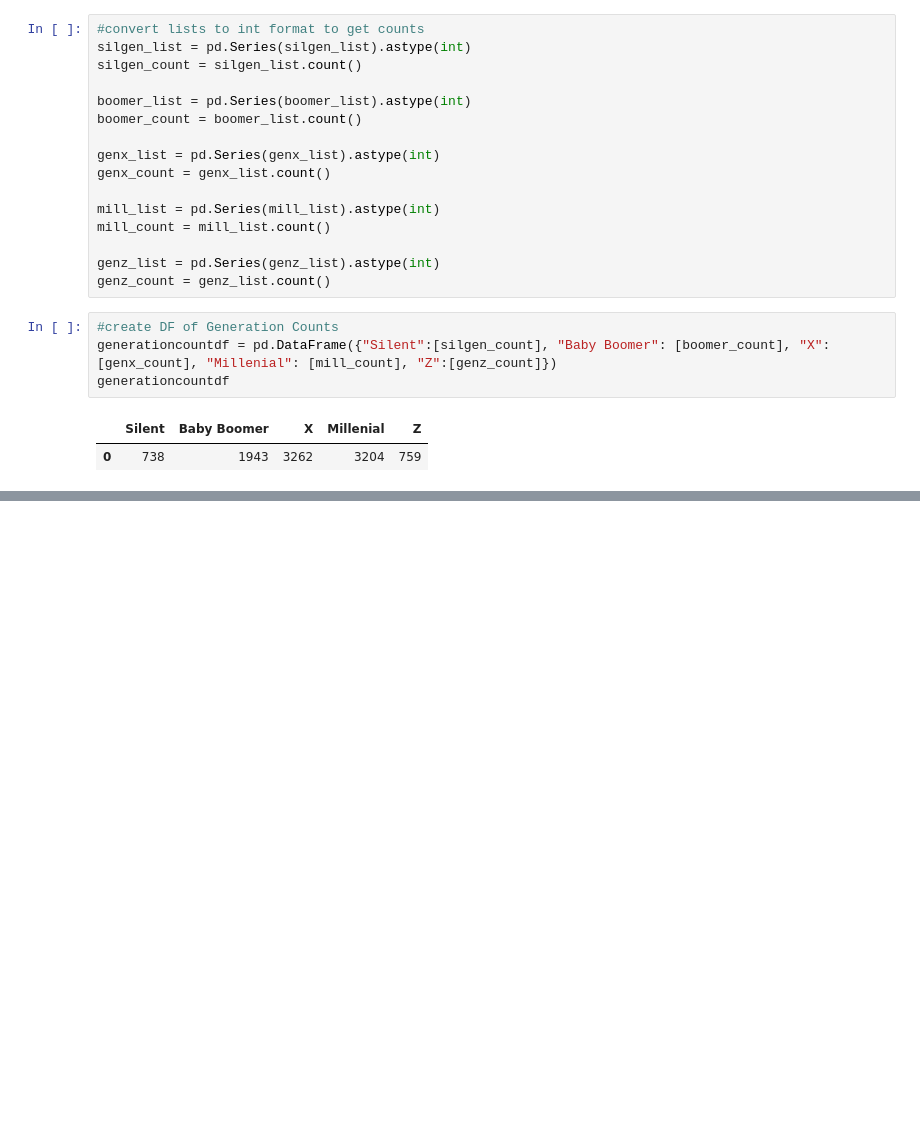
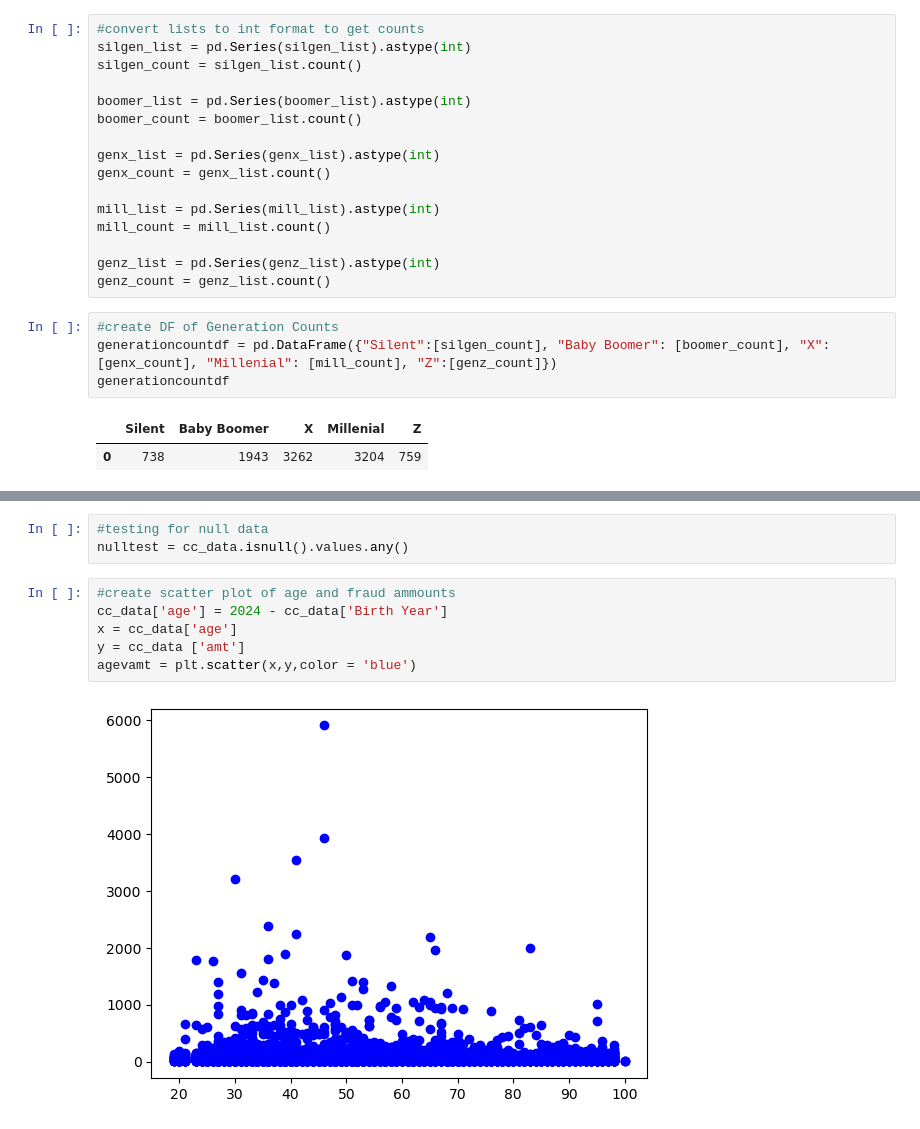
Before and after one commit to Atlkells/Project_1_Group_3, a Jupyter notebook: startercode.ipynb, the cells around one changed output, grey strips where cells are left out. Saved outputs shown, nothing was run; the diff lists cells and outputs as text; blank space fills up the shorter version.

Commit message:
added visualizaitons of data

```diff
--- a/startercode.ipynb
+++ b/startercode.ipynb
@@ -75,0 +85,11 @@ generationbar = generationcountdf.plot.bar()
+# %%
+#testing for null data
+nulltest = cc_data.isnull().values.any()
+# %%
+#create scatter plot of age and fraud ammounts
+cc_data['age'] = 2024 - cc_data['Birth Year']
+x = cc_data['age']
+y = cc_data ['amt']
+agevamt = plt.scatter(x,y,color = 'blue')
+# %% [output]
+[figure, added]
```
Also changed, not shown: parts of 5 cells of this notebook.
